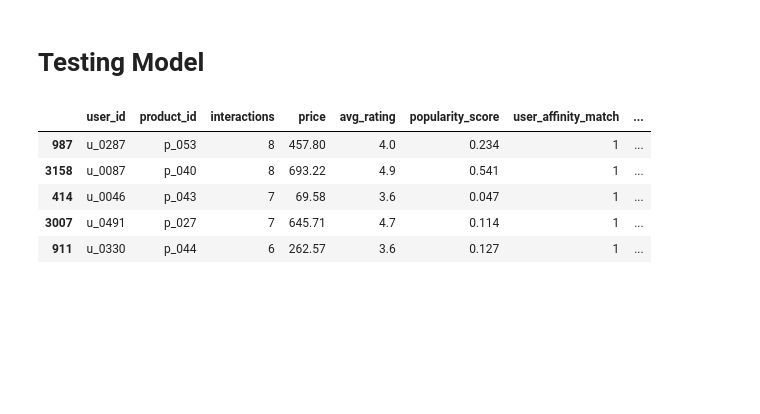
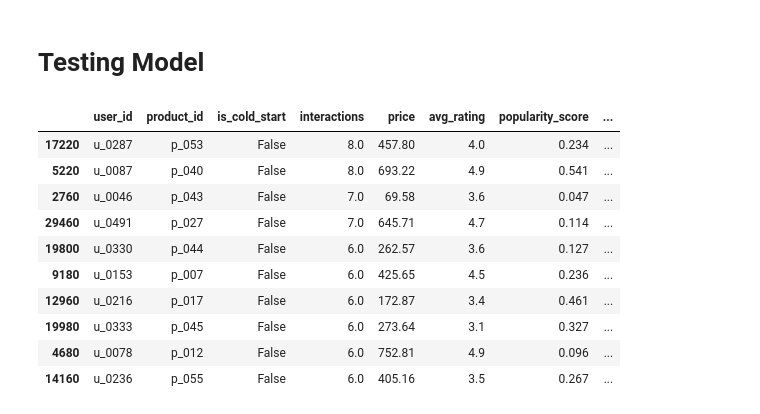
Before and after one commit to Valcilio/itau_personalization_case, a Jupyter notebook: notebooks/generating_input_dataset.ipynb, the cells around one changed output. Saved outputs shown, nothing was run; the diff lists cells and outputs as text; code cells hidden in the pictures; blank space fills up the shorter version.

```diff
--- a/notebooks/generating_input_dataset.ipynb
+++ b/notebooks/generating_input_dataset.ipynb
@@ -187,14 +344,27 @@ df_model_input.head()
 | 4 | u_0316 | p_036 | -0.594659 | 0.971961 | 0.013679 | -0.006527 | 0.739881 |
 # %% [markdown]
 # Testing Model
-# %%
-df["purchase_score"] = model.predict_proba(df_scaled[feature_cols].to_numpy())[:, 1]
-
-df.sort_values("purchase_score", ascending=False).head()
-# %% [output]
-|  | user_id | product_id | interactions | price | avg_rating | popularity_score | user_affinity_match | ... |
-| 987 | u_0287 | p_053 | 8 | 457.80 | 4.0 | 0.234 | 1 | ... |
-| 3158 | u_0087 | p_040 | 8 | 693.22 | 4.9 | 0.541 | 1 | ... |
-| 414 | u_0046 | p_043 | 7 | 69.58 | 3.6 | 0.047 | 1 | ... |
-| 3007 | u_0491 | p_027 | 7 | 645.71 | 4.7 | 0.114 | 1 | ... |
-| 911 | u_0330 | p_044 | 6 | 262.57 | 3.6 | 0.127 | 1 | ... |
+# %%
+known_user_ids = df_events["user_id"].unique().tolist()
+
+recommend_for_user(
+    known_user_ids,
+    df_events,
+    df_products,
+    model,
+    scaler,
+    feature_cols,
+    top_n=120,
+).sort_values("recommendation_score", ascending=False).head(10)
+# %% [output]
+|  | user_id | product_id | is_cold_start | interactions | price | avg_rating | popularity_score | ... |
+| 17220 | u_0287 | p_053 | False | 8.0 | 457.80 | 4.0 | 0.234 | ... |
+| 5220 | u_0087 | p_040 | False | 8.0 | 693.22 | 4.9 | 0.541 | ... |
+| 2760 | u_0046 | p_043 | False | 7.0 | 69.58 | 3.6 | 0.047 | ... |
+| 29460 | u_0491 | p_027 | False | 7.0 | 645.71 | 4.7 | 0.114 | ... |
+| 19800 | u_0330 | p_044 | False | 6.0 | 262.57 | 3.6 | 0.127 | ... |
+| 9180 | u_0153 | p_007 | False | 6.0 | 425.65 | 4.5 | 0.236 | ... |
+| 12960 | u_0216 | p_017 | False | 6.0 | 172.87 | 3.4 | 0.461 | ... |
+| 19980 | u_0333 | p_045 | False | 6.0 | 273.64 | 3.1 | 0.327 | ... |
+| 4680 | u_0078 | p_012 | False | 6.0 | 752.81 | 4.9 | 0.096 | ... |
+| 14160 | u_0236 | p_055 | False | 6.0 | 405.16 | 3.5 | 0.267 | ... |
```
Also changed, not shown: parts of 9 cells of this notebook, 13 other files.
